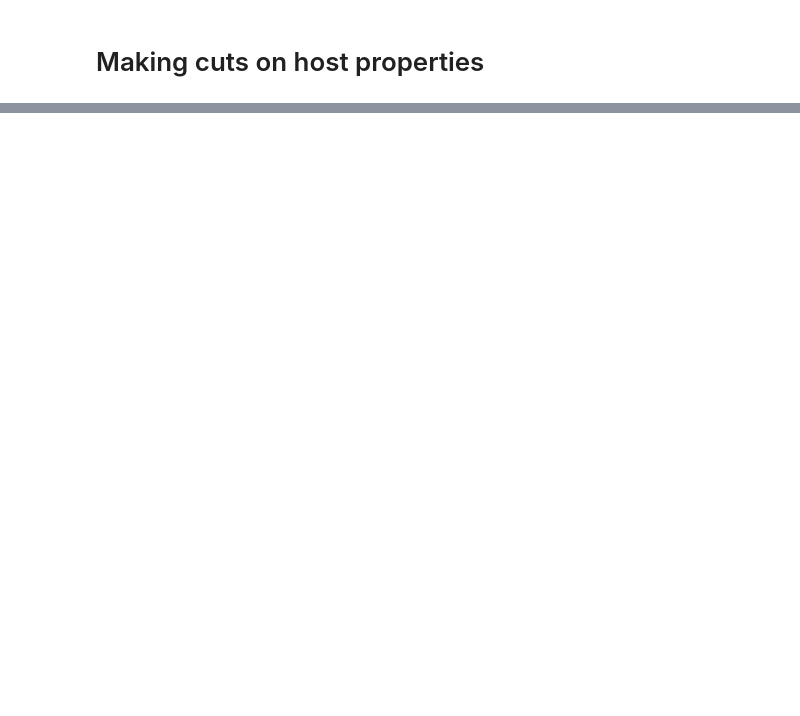
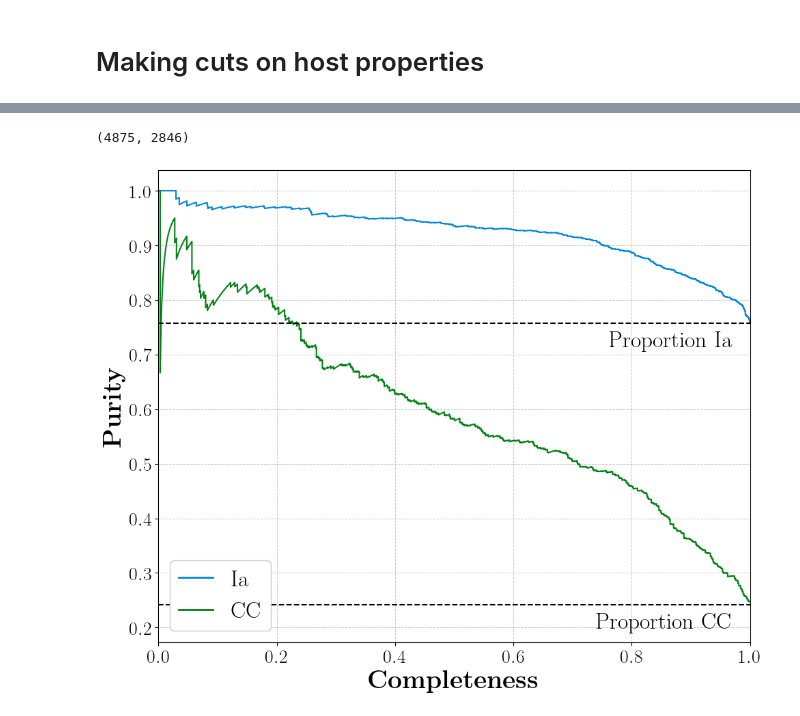
Before and after one commit to Adam-Boesky/astro_SPLASH, a Jupyter notebook: Final_Paper/bts_yse.ipynb, the cells around one changed output, grey strips where cells are left out. Saved outputs shown, nothing was run; the diff lists cells and outputs as text; code cells hidden in the pictures; blank space fills up the shorter version.

```diff
--- a/Final_Paper/bts_yse.ipynb
+++ b/Final_Paper/bts_yse.ipynb
@@ -380,0 +613,4 @@ log(M_8) >= 8.5 (n=4498):
+# %%
+# Get the preprocessed pstar data
+panstarr_df = propocess_tab(panstarr_tab)
+panstarr_df
@@ -380,0 +639,7 @@ log(M_8) >= 8.5 (n=4498):
+# %%
+pstarr_coords = SkyCoord(ra=panstarr_df['host_ra'], dec=panstarr_df['host_dec'], unit='deg')
+bts_yse_coords = SkyCoord(ra=sn_df['raStack_3pi'], dec=sn_df['decStack_3pi'], unit='deg')
+
+# Calculate angular separations
+pstarr_idxs, bts_yse_idxs, d2d, d3d = search_around_sky(pstarr_coords, bts_yse_coords, 0.0001*u.deg)
+len(pstarr_idxs), len(pstarr_coords), len(bts_yse_coords)
@@ -380,0 +648,6 @@ log(M_8) >= 8.5 (n=4498):
+# %%
+# Get the set of indexes for bts_yse_idxs
+bts_yse_idx_set = set(bts_yse_idxs)
+# Get the sn_df rows that are NOT in bts_yse_idxs
+sn_df_not_in_idxs = sn_df[~sn_df.index.isin(bts_yse_idx_set)]
+sn_df_not_in_idxs
@@ -380,0 +709,3 @@ log(M_8) >= 8.5 (n=4498):
+# %%
+binary_inferred_probs = np.vstack((inferred_probs[:, 0], 1 - inferred_probs[:, 0])).T
+binary_inferred_probs
@@ -380,0 +720,43 @@ log(M_8) >= 8.5 (n=4498):
+# %%
+len(sn_df), len(sn_df_not_in_idxs)
+# %% [output]
+(4875, 2846)
+# %%
+fs=24
+
+# Calculate precision-recall curve
+precision, recall, _ = precision_recall_curve(sn_df_not_in_idxs['sn_class_binary'], binary_inferred_probs[:, 0], pos_label=1)
+precision_0, recall_0, _ = precision_recall_curve(sn_df_not_in_idxs['sn_class_binary'], binary_inferred_probs[:, 1], pos_label=0)
+
+# Plot
+plt.figure(figsize=(10, 8))
+plt.plot(recall, precision, color='#0084DD', label='Ia')
+plt.plot(recall_0, precision_0, color='#008114', label='CC')
+frac_cc = (sn_df_not_in_idxs['sn_class_binary']==0).mean()
+frac_ia = (sn_df_not_in_idxs['sn_class_binary']==1).mean()
+plt.axhline(y=frac_cc, color='k', linestyle='--')
+plt.axhline(y=frac_ia, color='k', linestyle='--')
+plt.text(0.97, frac_cc-0.015, 'Proportion CC', horizontalalignment='right', verticalalignment='top', fontsize=fs)
+plt.text(0.97, frac_ia-0.015, 'Proportion Ia', horizontalalignment='right', verticalalignment='top', fontsize=fs)
+
+plt.xlabel(r'\bf{Completeness}', fontsize=fs+3)
+plt.ylabel(r'\bf{Purity}', fontsize=fs+3)
+
+leg = plt.legend(fontsize=fs, loc='lower left', framealpha=1, handlelength=1.5)
+for legobj in leg.get_lines():
+    legobj.set_linewidth(2.0)
+
+plt.grid(True, which='both', linestyle='--', linewidth=0.7, alpha=0.7, zorder=-1)
+
+plt.xlim(0, 1)
+plt.ylim(bottom=0.173)
+
+plt.tick_params(axis='both', which='major', labelsize=fs-4)
+
+plt.tight_layout()
+
+# plt.savefig('/Users/adamboesky/Research/ay98/Weird_Galaxies/Final_Paper/Figures/purity_v_completeness_bts_yse.pdf', bbox_inches='tight')
+
+plt.show()
+# %% [output]
+[figure, added]
```
Also changed, not shown: parts of 32 cells of this notebook, 15 other files.
